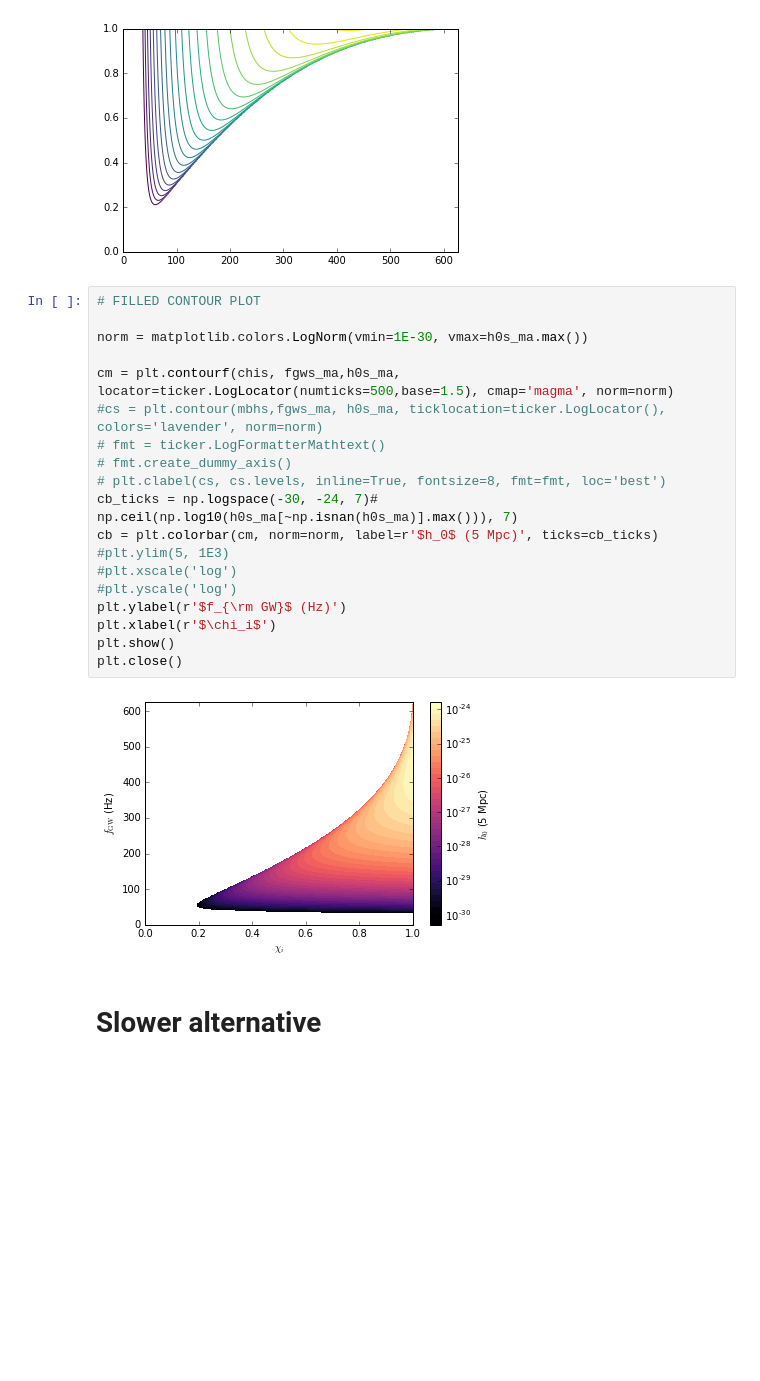
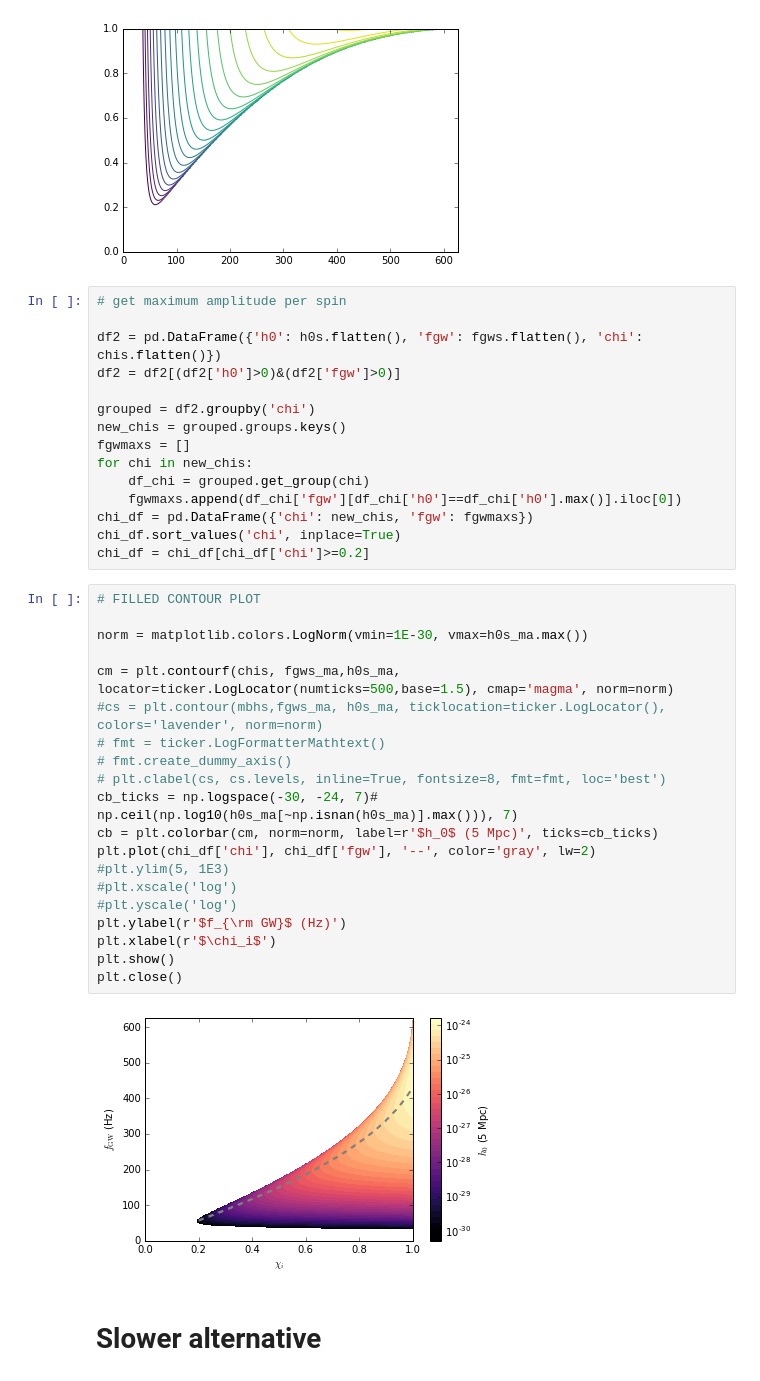
Before and after one commit to maxisi/gwaxion, a Jupyter notebook: examples/fgw_mbh_approx.ipynb, the cells around one changed output. Saved outputs shown, nothing was run; the diff lists cells and outputs as text; blank space fills up the shorter version.

Commit message:
examples: plot edit

```diff
--- a/examples/fgw_mbh_approx.ipynb
+++ b/examples/fgw_mbh_approx.ipynb
@@ -113,27 +113,43 @@ h0s_ma = np.ma.masked_array(h0s, mask=(h0s<=1E-30) | (np.isnan(h0s)))
 # plt.close()
 # %% [output]
 [figure]
+# %%
+# get maximum amplitude per spin
+
+df2 = pd.DataFrame({'h0': h0s.flatten(), 'fgw': fgws.flatten(), 'chi': chis.flatten()})
+df2 = df2[(df2['h0']>0)&(df2['fgw']>0)]
+
+grouped = df2.groupby('chi')
+new_chis = grouped.groups.keys()
+fgwmaxs = []
+for chi in new_chis:
+    df_chi = grouped.get_group(chi)
+    fgwmaxs.append(df_chi['fgw'][df_chi['h0']==df_chi['h0'].max()].iloc[0])
+chi_df = pd.DataFrame({'chi': new_chis, 'fgw': fgwmaxs})
+chi_df.sort_values('chi', inplace=True)
+chi_df = chi_df[chi_df['chi']>=0.2]
 # %%
 # FILLED CONTOUR PLOT
 
 norm = matplotlib.colors.LogNorm(vmin=1E-30, vmax=h0s_ma.max())
 
 cm = plt.contourf(chis, fgws_ma,h0s_ma, locator=ticker.LogLocator(numticks=500,base=1.5), cmap='magma', norm=norm)
 #cs = plt.contour(mbhs,fgws_ma, h0s_ma, ticklocation=ticker.LogLocator(), colors='lavender', norm=norm)
 # fmt = ticker.LogFormatterMathtext()
 # fmt.create_dummy_axis()
 # plt.clabel(cs, cs.levels, inline=True, fontsize=8, fmt=fmt, loc='best')
 cb_ticks = np.logspace(-30, -24, 7)# np.ceil(np.log10(h0s_ma[~np.isnan(h0s_ma)].max())), 7)
 cb = plt.colorbar(cm, norm=norm, label=r'$h_0$ (5 Mpc)', ticks=cb_ticks)
+plt.plot(chi_df['chi'], chi_df['fgw'], '--', color='gray', lw=2)
 #plt.ylim(5, 1E3)
 #plt.xscale('log')
 #plt.yscale('log')
 plt.ylabel(r'$f_{\rm GW}$ (Hz)')
 plt.xlabel(r'$\chi_i$')
 plt.show()
 plt.close()
 # %% [output]
-[figure, old version]
+[figure, new version]
 # %% [markdown]
 # Slower alternative
 # %%
```
